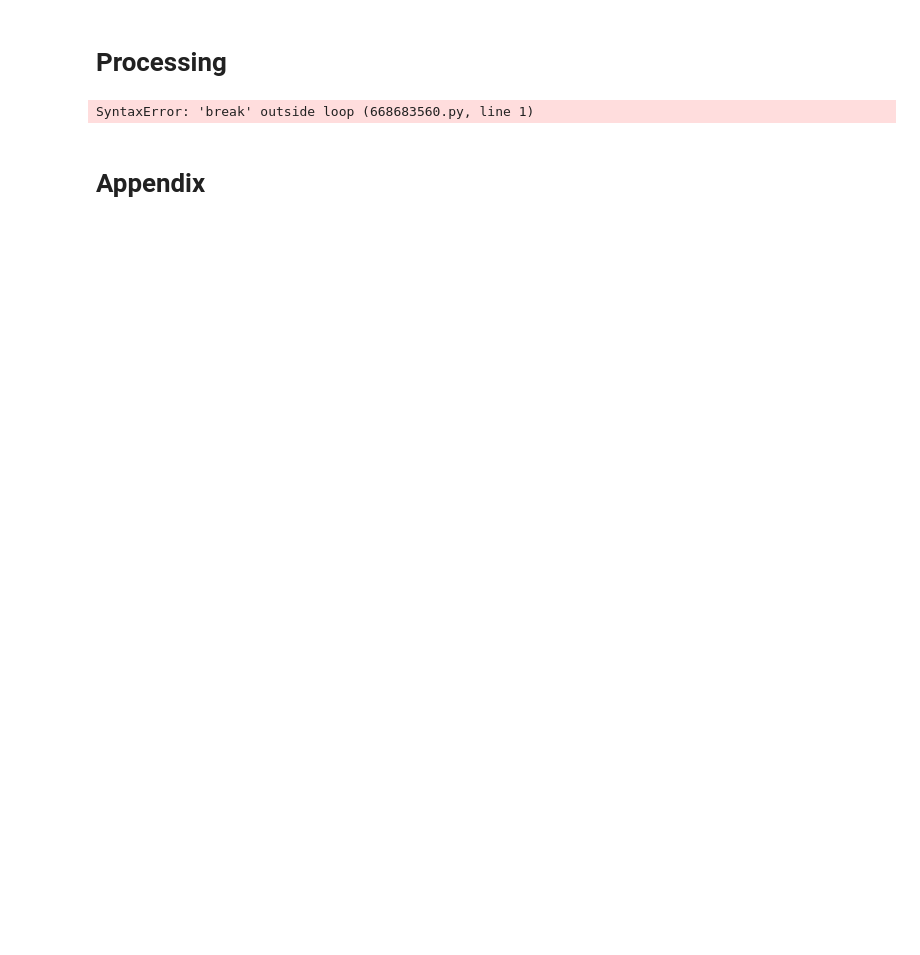
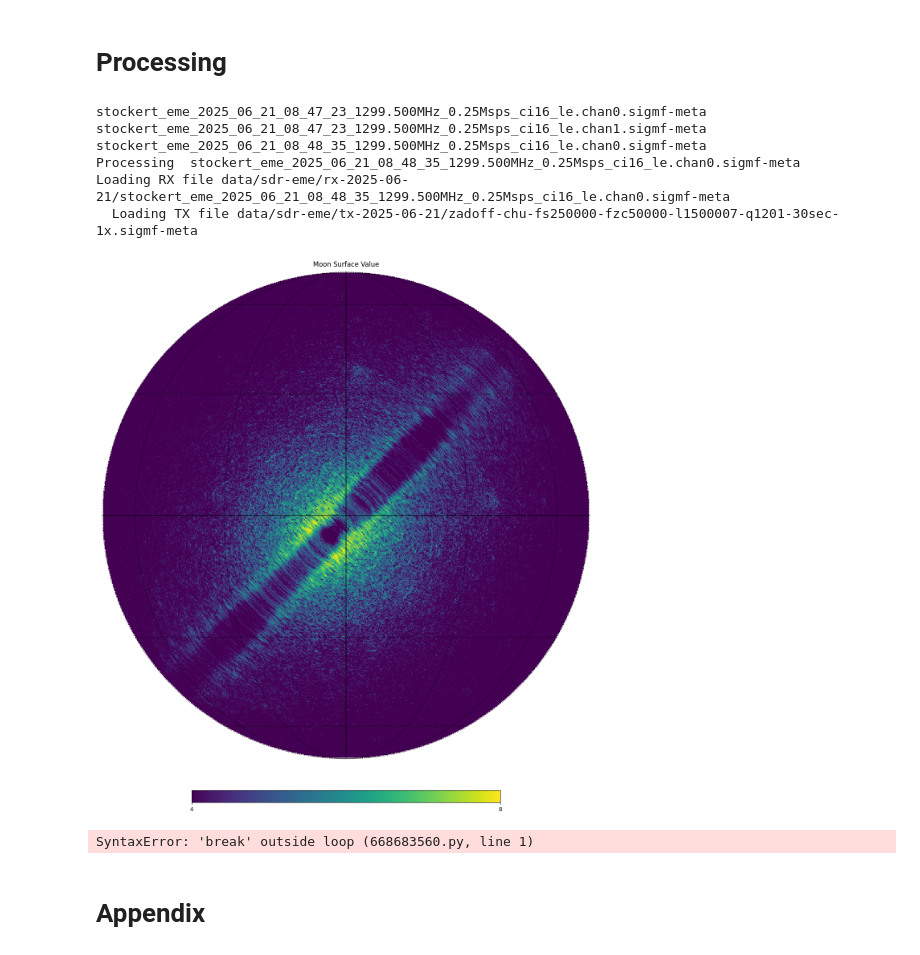
Before and after one commit to thandal/moon-radar, a Jupyter notebook: notebooks/Planetary Radar -- Moon -- CLEAN.ipynb, the cells around one changed output. Drawn from its saved outputs; the diff is of its cells as text; code cells hidden in the pictures; blank space fills up the shorter version.

```diff
--- a/notebooks/Planetary Radar -- Moon -- CLEAN.ipynb
+++ b/notebooks/Planetary Radar -- Moon -- CLEAN.ipynb
@@ -214,7 +220,7 @@ csp.furnsh(f"{SPICE_KERNEL_DIR}/observatories.tf")            # For observatory
 def moonPointLightTimeAndDeltaLightTime_spice_BCK(rx_astrotime, p_moon):
     # Trace the signal back (BCK) from the receiver, to the moon, to the transmitter.
     earth_frame = "ITRF93" # "ITRF93" # "J2000"
-    ab_cor = "LT" # "LT" "LT+S" "CN" "CN+S" # RX case: photons depart from target's location at et-lt, and arrive at observer at et.
+    ab_cor = AB_COR # "LT" "LT+S" "CN" "CN+S" # RX case: photons depart from target's location at et-lt, and arrive at observer at et.
     try: rx_time = float(rx_astrotime)
     except: rx_time = csp.str2et(rx_astrotime.utc.value)
     # Scale the surface vector so it lies on the surface of the moon's triaxial ellipsoid.
@@ -241,7 +247,7 @@ def moonPointLightTimeAndDeltaLightTime_spice_BCK(rx_astrotime, p_moon):
 def moonPointLightTimeAndDeltaLightTime_spice_FWD(tx_astrotime, p_moon):
     # Trace the signal forward (FWD) from the transmitter, to the moon, to the receiver.
     earth_frame = "ITRF93" # "ITRF93" "J2000"
-    ab_cor = "XLT" # "XLT" "XLT+S" "XCN" "XCN+S" # TX case: photons depart from observer's location at et, and arrive at target at et+lt.
+    ab_cor = "X" + AB_COR # "XLT" "XLT+S" "XCN" "XCN+S" # TX case: photons depart from observer's location at et, and arrive at target at et+lt.
     try: tx_time = float(tx_astrotime)
     except: tx_time = csp.str2et(tx_astrotime.utc.value)
     # Scale the surface vector so it lies on the surface of the moon's triaxial ellipsoid.
@@ -305,7 +311,7 @@ def moonLightTimeAndDeltaLightTime_spice_BCK(rx_astrotime):
     except: rx_time = csp.str2et(rx_astrotime.utc.value)
     # Find the sub-radar point: Compute the rectangular coordinates (in the target_frame)
     # of the sub rx observatory point.
-    srp, t_ref, _ = csp.subpnt('INTERCEPT/ELLIPSOID', "MOON", rx_time, "MOON_ME", "CN", "STOCKERT")
+    srp, t_ref, _ = csp.subpnt('INTERCEPT/ELLIPSOID', "MOON", rx_time, "MOON_ME", AB_COR, "STOCKERT")
     return moonPointLightTimeAndDeltaLightTime_spice_BCK(rx_astrotime, srp)
 
 def moonLightTimeAndDeltaLightTime_spice_FWD(tx_astrotime):
@@ -313,7 +319,7 @@ def moonLightTimeAndDeltaLightTime_spice_FWD(tx_astrotime):
     except: tx_time = csp.str2et(tx_astrotime.utc.value)
     # Find the sub-radar point: Compute the rectangular coordinates (in the target_frame)
     # of the sub tx observatory point.
-    srp, t_ref, _ = csp.subpnt('INTERCEPT/ELLIPSOID', "MOON", tx_time, "MOON_ME", "CN", "DWINGELOO")
+    srp, t_ref, _ = csp.subpnt('INTERCEPT/ELLIPSOID', "MOON", tx_time, "MOON_ME", AB_COR, "DWINGELOO")
     return moonPointLightTimeAndDeltaLightTime_spice_FWD(tx_astrotime, srp)
 
 if 0:
@@ -356,8 +359,8 @@ def correlateSignalCUDA(tx_samples, rx_samples, cor_i_start, cor_i_end, f_shifts
 # %% [markdown]
 # Processing
 # %%
-DATA_PREFIX = f"{DATA_ROOT}/sdr-eme/rx-2025-03-11/"
-#DATA_PREFIX = f"{DATA_ROOT}/sdr-eme/rx-2025-06-21/"
+#DATA_PREFIX = f"{DATA_ROOT}/sdr-eme/rx-2025-03-11/"
+DATA_PREFIX = f"{DATA_ROOT}/sdr-eme/rx-2025-06-21/"
 
 # Scan the available files (Stockert RX only), collect the metadata
 rx_info_map = {}
@@ -393,20 +396,26 @@ SPECIAL_LIST = [
 ]
 # %%
 for rx_filename, rx_info in rx_info_map.items():
+    desc = rx_info["core:description"]
+
+    # Common criteria
     #if not 'chan0' in rx_filename: continue
     #if not 'chan1' in rx_filename: continue
-    desc = rx_info["core:description"]
     if 'cw-' in desc: continue  # Common
     if 'pulsed' in desc: continue  # Common
-    #if not '30sec' in desc: continue
-    #if not '60sec' in desc: continue
-    if not (('60sec' in desc) or ('30sec' in desc)): continue   # For the 06_21 dataset
-    #if not '50000-' in desc: continue   # For the 03_11 dataset
     if not 'zadoff-chu' in desc: continue # Common
     #if not 'bpsk' in desc: continue
 
-#    if not (rx_filename in SPECIAL_LIST):
-#        continue
+    if "2025-03-11" in DATA_PREFIX:  # Criteria for the 03_11 dataset
+        if not (('50000-' in desc) or ('200000-' in desc)): continue  # Long tx sequence
+
+    if "2025-06-21" in DATA_PREFIX:  # Criteria for the 06_21 dataset
+        #if not '30sec' in desc: continue
+        #if not '60sec' in desc: continue
+        if not (('60sec' in desc) or ('30sec' in desc)): continue
+
+    if not (rx_filename in SPECIAL_LIST):
+        continue
 
     print("Processing ", rx_filename)
     rx_samples, tx_samples, sample_rate, frequency, rx_start_astrotime = loadRxTxFiles(DATA_PREFIX + rx_filename)
@@ -431,18 +440,18 @@ for rx_filename, rx_info in rx_info_map.items():
 
     # Resample the tx samples
     # TODO: Should we resample for each moon point?
-    # Note: We use the 'times0' timeframe due to numerical issues.
+    # Note: We use the 'times0' timeframe due to poor floating point precision at high values (like rx_start_time_s).
     rx_sample_times0 = np.arange(len(rx_samples)) / sample_rate.to(au.Hz).value
     adjusted_tx_sample_times0 = np.linspace(TX_START.to(au.s).value + lt_tx_start, (TX_START + tx_duration).to(au.s).value + lt_tx_end, len(tx_samples), endpoint=False) # Stretch and offset
 
     # Complex/imaginary/phase/angle interpolation: the TX signal magnitude is 1, so we interpolate phase.
     # - This is slower, due to the angle() and exp() calls
-    # - But it also allows us to use kind='linear', and generate a pure signal!
-    tx_interp = scipy.interpolate.interp1d(adjusted_tx_sample_times0, np.angle(tx_samples), kind='linear', fill_value=np.nan, bounds_error=False)
-    tx_samples_resampled = np.exp(1j * tx_interp(rx_sample_times0))  # Reconstruct the complex signal
+    # - But it also allows us to use kind='linear', and generate a pure(r) signal!
+    tx_phase_interp = scipy.interpolate.interp1d(adjusted_tx_sample_times0, np.angle(tx_samples), kind='linear', fill_value=np.nan, bounds_error=False)
+    tx_samples_resampled = np.exp(1j * tx_phase_interp(rx_sample_times0))  # Reconstruct the complex signal
     np.nan_to_num(tx_samples_resampled, copy=False)  # Replace nans with zeros in place
 
-    # Compensate for the carrier frequency doppler shift in the rx timeframe.
+    # Compensate for the time-varying carrier frequency doppler shift in the rx timeframe.
     lt_rx_start, dlt_rx_start = moonLightTimeAndDeltaLightTime_spice_BCK(rx_start_time_s)
     lt_rx_end, dlt_rx_end = moonLightTimeAndDeltaLightTime_spice_BCK(rx_end_time_s)
     doppler_start = -dlt_rx_start * frequency
@@ -460,23 +469,24 @@ for rx_filename, rx_info in rx_info_map.items():
     cor_lags, cor_i_start, cor_i_end = calculateDelayWindowIndices(sample_rate, 0, len(rx_samples), len(tx_samples_resampled_compensated))
 
     # Calculate the range of doppler shifts by sampling around the terminator.
-    # Use Dwingeloo telescope as the light source, UMBRAL for the edge of any illumination!
-    # To do so, we have to add the telescope radius (20m) to observatories.tf:
+    # Use Dwingeloo telescope as the light source (tx), UMBRAL for the edge of any illumination!
+    # To do so, we have to add the tx telescope radius (20m) to observatories.tf:
     #  BODY399999_RADII                    = (  0.02   0.02   0.02  )
     # And of course... I'm not sure that this is 100% legit, but testing seems to indicate it is.
-    target_epoch, observer_pos, v_term = csp.edterm("UMBRAL", "DWINGELOO", "MOON", rx_start_time_s, "MOON_ME", "LT", "STOCKERT", 1000)
+    NTERMINATOR = 1000
+    target_epoch, observer_pos, v_term = csp.edterm("UMBRAL", "DWINGELOO", "MOON", rx_start_time_s, "MOON_ME", AB_COR, "STOCKERT", NTERMINATOR)
     lt_term, dlt_term = moonPointLightTimeAndDeltaLightTime_spice_BCK(rx_start_astrotime, v_term)
 
     # 3000 is roughly the delay depth / sample_rate, yielding a roughly square doppler/delay image.
-    dlt_center = (dlt_term.min() + dlt_term.max()) / 2
-    f_center = dlt_center * frequency
     dlt_shifts = np.linspace(dlt_term.min(), dlt_term.max(), 3000)
-    f_shifts = (dlt_shifts - np.median(dlt_shifts)) * frequency.value
+    # Center the frequency shifts at the doppler_start frequency, which has already been compensated for.
+    f_shifts = -dlt_shifts * frequency.to(au.Hz).value - doppler_start.to(au.Hz).value
 
     # Calculate the doppler/delay image
     A = correlateSignalCUDA(tx_samples_resampled_compensated, rx_samples, cor_i_start, cor_i_end, f_shifts)
 
 #    # Cache
+    # TODO: Also would need to cache dlt_shifts and cor_lags...
 #    os.makedirs(f"results/A", exist_ok=True)
 #    np.save(open(f"results/A/{rx_filename}_A.npy", 'wb'), A)
 
@@ -492,50 +502,58 @@ for rx_filename, rx_info in rx_info_map.items():
         pl.imsave(f"results/TEST/{rx_filename}_log_A.png", log_A.T, vmax=log_A.max() * 0.8, vmin=log_A.max() * 0.4)
 
     # These are the labeled values for each row/column of the doppler/delay image.
-    # TODO: Also would need to cache f_shifts and cor_lags...
     dlt_values = dlt_shifts
     delay_values = cor_lags[cor_i_start:cor_i_end]
 
-    NSIDE = 1000
+    NSIDE = 500
     NPIX = hp.nside2npix(NSIDE)
     v = np.array(hp.pix2vec(NSIDE, np.arange(NPIX))).T
 
     # Roughly filter out the far hemisphere.
     v_near = v[:, 0] > 0
     v = v[v_near, :]
 
     # Snapshot of all the points on the moon surface: all corrections have been done back to rx_start_astrotime
     lt, dlt = moonPointLightTimeAndDeltaLightTime_spice_BCK(rx_start_astrotime, v)
 
     # Backstop values for searchsorted():
     dlt_values[-1] = 1000000.0 #* au.Hz
     delay_values[-1] = 1000000.0 * au.s
-    # TODO: Shouldn't actually have to do searches, since both dlt_values and delay_values have constant steps sizes!
-#    doppler_index = np.searchsorted(doppler_values, dlt * frequency)
-#    delay_index = np.searchsorted(delay_values, lt * au.s + TX_START)
+    # TODO: Shouldn't actually have to do searches, since both dlt_values and delay_values have constant step sizes!
+    # HACK: also, searching may introduce a rounding bias!?
     doppler_index = np.searchsorted(dlt_values, dlt)
-    delay_index = np.searchsorted(delay_values, (lt - lt.min()) * au.s)
+    delay_index = np.searchsorted(delay_values, (lt - lt_rx_start) * au.s) # Use lt_rx_start
+    #delay_index = np.searchsorted(delay_values, (lt - lt.min()) * au.s) # Or use lt.min()
     val_surface = np.zeros(NPIX, dtype=np.float32)
-    val_surface[v_near] = log_A[doppler_index, delay_index]  # TODO: averaging?
+    val_surface[v_near] = log_A[doppler_index, delay_index]  # TODO: averaging? Would need to push points from the DD image into the healpix array
 
-    if 0: # Debug image with predicted doppler/delay points superimposed on the doppler/delay image.
+    if 1: # Debug image with predicted doppler/delay points superimposed on the doppler/delay image.
         log_A[doppler_index, delay_index] = 10
         os.makedirs(f"results/TEST", exist_ok=True)
         pl.imsave(f"results/TEST/{rx_filename}_log_A_dd.png", log_A.T, vmax=log_A.max() * 0.8, vmin=log_A.max() * 0.4)
 
     pl.close('all')
     fig = pl.figure(figsize=(16,16))
     hp.orthview(val_surface,
                 title='Moon Surface Value',
                 flip='geo',  # Note: moon longitude is positive EAST
                 fig=fig,
                 half_sky=True,
                 min=log_A.max() * 0.4,
                 max=log_A.max() * 0.8,
                )
     hp.graticule()
     os.makedirs(f"results/TEST", exist_ok=True)
     pl.savefig(f"results/TEST/{rx_filename}.png")
+    break
+# %% [output]
+stockert_eme_2025_06_21_08_47_23_1299.500MHz_0.25Msps_ci16_le.chan0.sigmf-meta
+stockert_eme_2025_06_21_08_47_23_1299.500MHz_0.25Msps_ci16_le.chan1.sigmf-meta
+stockert_eme_2025_06_21_08_48_35_1299.500MHz_0.25Msps_ci16_le.chan0.sigmf-meta
+Processing  stockert_eme_2025_06_21_08_48_35_1299.500MHz_0.25Msps_ci16_le.chan0.sigmf-meta
+Loading RX file data/sdr-eme/rx-2025-06-21/stockert_eme_2025_06_21_08_48_35_1299.500MHz_0.25Msps_ci16_le.chan0.sigmf-meta
+  Loading TX file data/sdr-eme/tx-2025-06-21/zadoff-chu-fs250000-fzc50000-l1500007-q1201-30sec-1x.sigmf-meta
+[figure, added]
 # %%
 break
 # %% [output]
```
Also changed, not shown: parts of 4 cells of this notebook.
